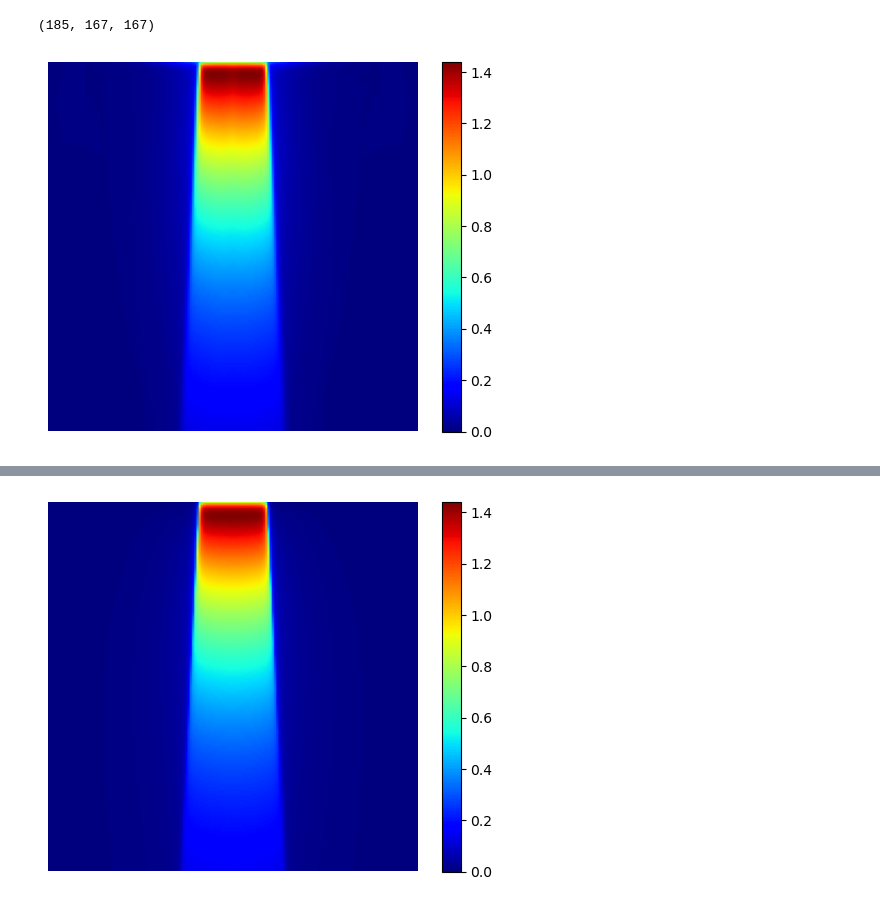
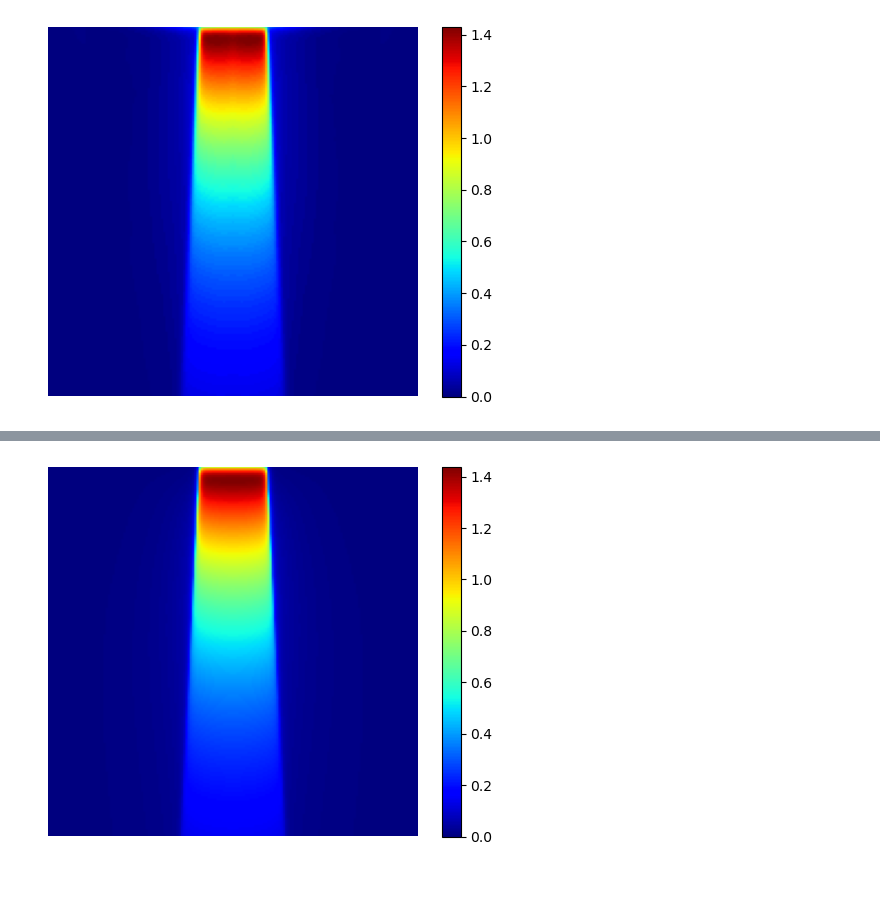
Before and after one commit to UMU-DDI/PyDoseRT, a Jupyter notebook: examples/phantom.ipynb, the cells around one changed output, grey strips where cells are left out. Saved outputs shown, nothing was run; the diff lists cells and outputs as text; code cells hidden in the pictures.

Commit message:
update dose layer, examples

```diff
--- a/examples/phantom.ipynb
+++ b/examples/phantom.ipynb
@@ -22,21 +22,20 @@ beam = Beam.create(
     iso_center=(0.0, 150, 0.0)
 )
 # %%
-path ="/home/bolo/Documents/PyDoseRT/test_data/10x10-10MV/RD1.2.752.243.1.1.20240927183310596.8800.73001.dcm"
-path_ct = "/home/bolo/Documents/PyDoseRT/test_data/10x10-10MV/CT1.2.752.243.1.1.20210112110104939.5560.87015.dcm"
-ds = dcmread(path)
+# path ="/home/bolo/Documents/PyDoseRT/test_data/10x10-10MV/RD1.2.752.243.1.1.20240927183310596.8800.73001.dcm"
+# path_ct = "/home/bolo/Documents/PyDoseRT/test_data/10x10-10MV/CT1.2.752.243.1.1.20210112110104939.5560.87015.dcm"
+# ds = dcmread(path)
 slice_idx = 92
-ds_ref = ds.pixel_array * float(ds.DoseGridScaling)
-ds_ref = np.transpose(ds_ref, (0, 1, 2))[:, 1:-1, 1:-1]
-print(ds_ref.shape)
-
+# ds_ref = ds.pixel_array * float(ds.DoseGridScaling)
+# ds_ref = np.transpose(ds_ref, (0, 1, 2))[:, 1:-1, 1:-1]
+# print(ds_ref.shape)
+ds_ref = np.load("../example_data/water_phantom.npz")["dose"] / 100
 plt.imshow(ds_ref[slice_idx, :, :], cmap='jet')
 plt.axis('off')
 plt.colorbar()
 plt.show()
 # %% [output]
-(185, 167, 167)
-[figure, old version]
+[figure, new version]
 # %%
 phantom.ct_array.shape
 # %% [output]
```
Also changed, not shown: parts of 6 cells of this notebook, 4 other files.
